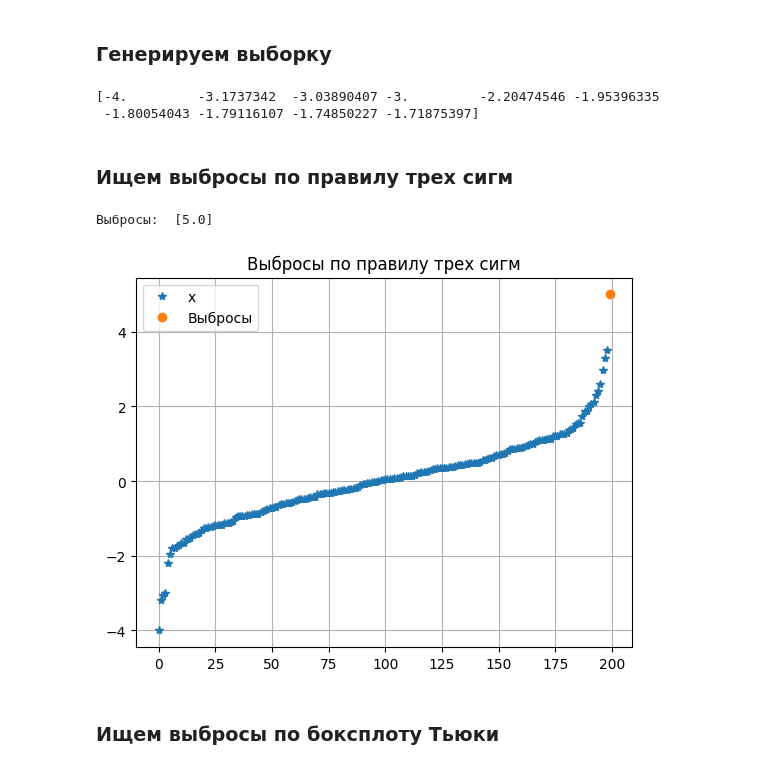
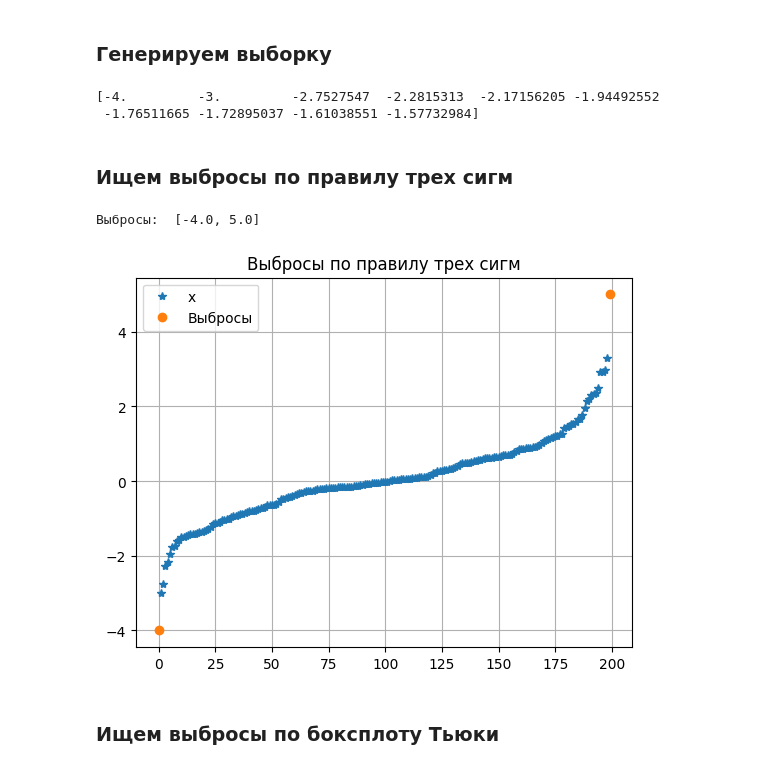
Before and after one commit to mshnschnko/BigDataStats, a Jupyter notebook: lab5.ipynb, the cells around one changed output. Saved outputs shown, nothing was run; the diff lists cells and outputs as text; code cells hidden in the pictures.

```diff
--- a/lab5.ipynb
+++ b/lab5.ipynb
@@ -8,34 +8,34 @@ k = 195
 k_list = [i for i in range(k)]
 
 x = np.random.standard_normal(k)
-x_or = np.append(x, [5, -4, 3.3, 2.99, -3])
-x_or.sort()
+x = np.append(x, [5, -4, 3.3, 2.99, -3])
+x.sort()
 print(x[:10])
 # %% [output]
-[-4.         -3.1737342  -3.03890407 -3.         -2.20474546 -1.95396335
- -1.80054043 -1.79116107 -1.74850227 -1.71875397]
+[-4.         -3.         -2.7527547  -2.2815313  -2.17156205 -1.94492552
+ -1.76511665 -1.72895037 -1.61038551 -1.57732984]
 # %% [markdown]
 ### Ищем выбросы по правилу трех сигм
 # %%
 import matplotlib.pyplot as plt
 
 mean = np.mean(x)
 var = np.var(x)
 isOutlying = lambda x: np.abs(x - mean) > 3*var
 outlyings = [val for val in x if isOutlying(val)]
 outlyingsIndexes = [i for i, val in enumerate(x) if isOutlying(val)]
 normIndexes = [i for i, val in enumerate(x) if not isOutlying(val)]
-x = np.delete(x, outlyingsIndexes)
+x_d = np.delete(x, outlyingsIndexes)
 print("Выбросы: ", outlyings)
-plt.plot(normIndexes, x, '*', label = 'x')
+plt.plot(normIndexes, x_d, '*', label = 'x')
 plt.plot(outlyingsIndexes, outlyings, 'o', label = 'Выбросы')
 plt.grid()
 plt.legend()
 plt.title("Выбросы по правилу трех сигм")
 plt.show()
 # %% [output]
-Выбросы:  [5.0]
+Выбросы:  [-4.0, 5.0]
-[figure, old version]
+[figure, new version]
 # %% [markdown]
 ### Ищем выбросы по боксплоту Тьюки
 # %%
```
Also changed, not shown: parts of 1 cell of this notebook.
